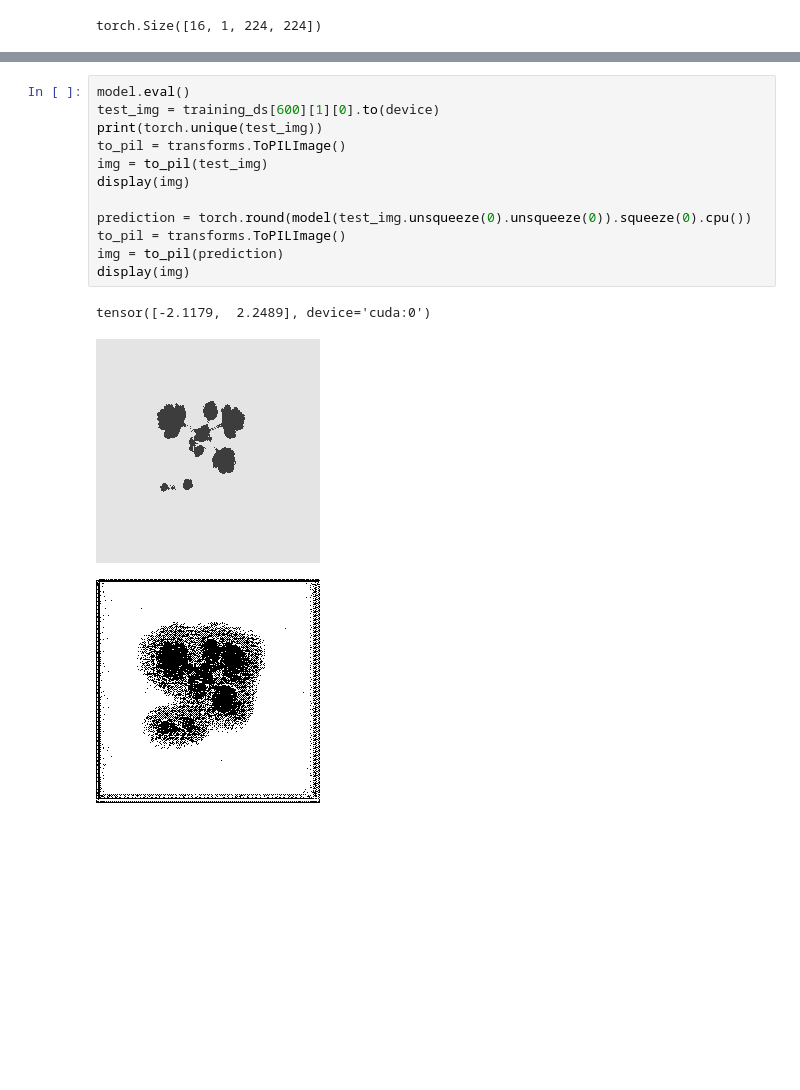
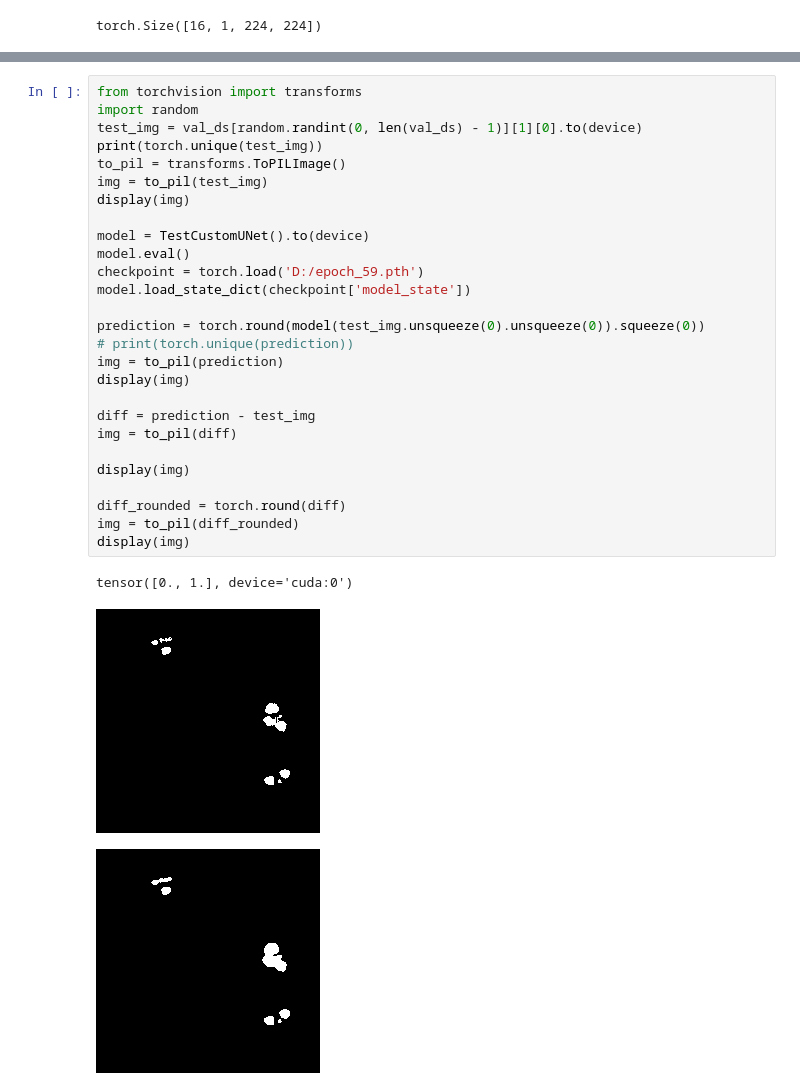
Before and after one commit to iPersian/ComputerVision, a Jupyter notebook: notebook.ipynb, the cells around one changed output, grey strips where cells are left out. Cells and saved outputs as stored; diff of their text form; blank space fills up the shorter version.

```diff
--- a/notebook.ipynb
+++ b/notebook.ipynb
@@ -659,16 +753,31 @@ for epoch in tqdm(range(epochs)):
 # %%
-model.eval()
-test_img = training_ds[600][1][0].to(device)
+from torchvision import transforms
+import random
+test_img = val_ds[random.randint(0, len(val_ds) - 1)][1][0].to(device)
 print(torch.unique(test_img))
 to_pil = transforms.ToPILImage()
 img = to_pil(test_img)
 display(img)
 
-prediction = torch.round(model(test_img.unsqueeze(0).unsqueeze(0)).squeeze(0).cpu())
-to_pil = transforms.ToPILImage()
+model = TestCustomUNet().to(device)
+model.eval()
+checkpoint = torch.load('D:/epoch_59.pth')
+model.load_state_dict(checkpoint['model_state'])
+
+prediction = torch.round(model(test_img.unsqueeze(0).unsqueeze(0)).squeeze(0))
+# print(torch.unique(prediction))
 img = to_pil(prediction)
 display(img)
+
+diff = prediction - test_img
+img = to_pil(diff)
+
+display(img)
+
+diff_rounded = torch.round(diff)
+img = to_pil(diff_rounded)
+display(img)
 # %% [output]
-tensor([-2.1179,  2.2489], device='cuda:0')
+tensor([0., 1.], device='cuda:0')
-[figure, old version]
+[figure, new version]
-[figure, old version]
+[figure, new version]
```
Also changed, not shown: parts of 11 cells of this notebook.
